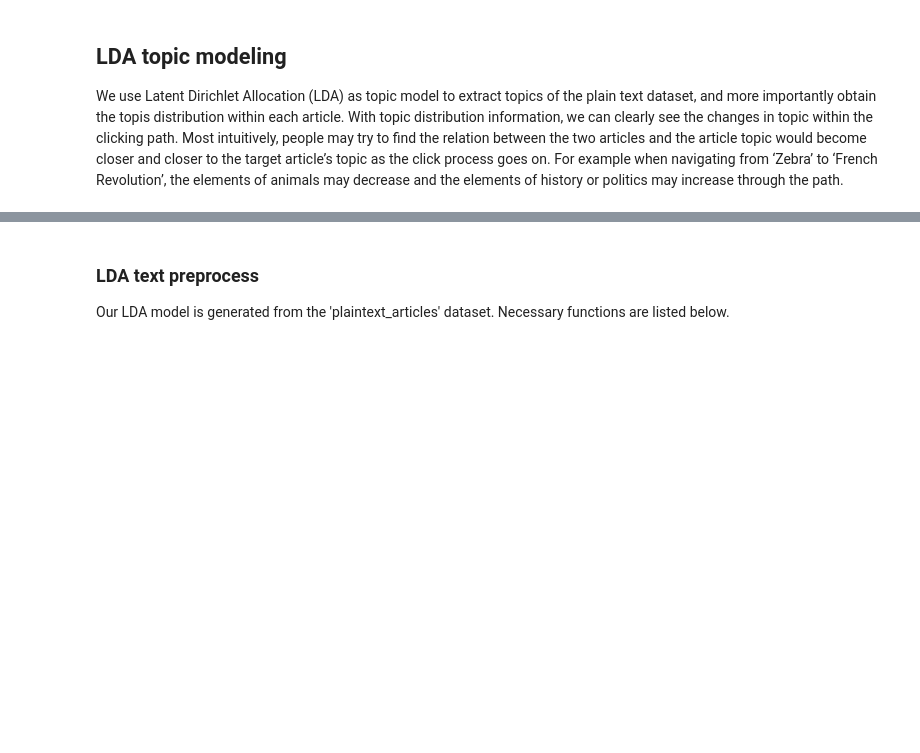
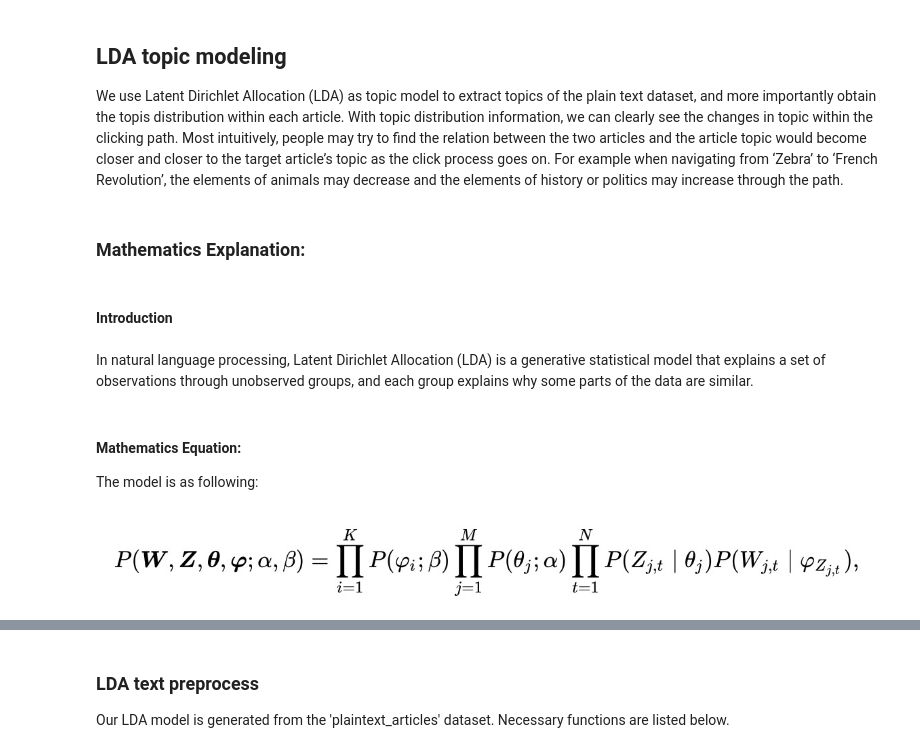
Before and after one commit to epfl-ada/ada-2022-project-m10kka10akka, a Jupyter notebook: src/MileStone2.ipynb, the cells around one changed output, grey strips where cells are left out. Saved outputs shown, nothing was run; the diff lists cells and outputs as text; code cells hidden in the pictures; blank space fills up the shorter version.

```diff
--- a/src/MileStone2.ipynb
+++ b/src/MileStone2.ipynb
@@ -907,3 +904,17 @@ Name: source_dest_category, dtype: int64
 # %% [markdown]
 ## LDA topic modeling
 We use Latent Dirichlet Allocation (LDA) as topic model to extract topics of the plain text dataset, and more importantly obtain the topis distribution within each article. With topic distribution information, we can clearly see the changes in topic within the clicking path. Most intuitively, people may try to find the relation between the two articles and the article topic would become closer and closer to the target article’s topic as the click process goes on. For example when navigating from ‘Zebra’ to ‘French Revolution’, the elements of animals may decrease and the elements of history or politics may increase through the path.
+# %% [markdown]
+### Mathematics Explanation:
+# %% [markdown]
+#### Introduction
+# %% [markdown]
+In natural language processing, Latent Dirichlet Allocation (LDA) is a generative statistical model that explains a set of observations through unobserved groups, and each group explains why some parts of the data are similar.
+# %% [markdown]
+#### Mathematics Equation:
+
+The model is as following:
+# %%
+Image(filename = './LDA_mathematic.jpg', width=1000, height=800)
+# %% [output]
+[figure, added]
```
Also changed, not shown: parts of 23 cells of this notebook, 12 other files.
